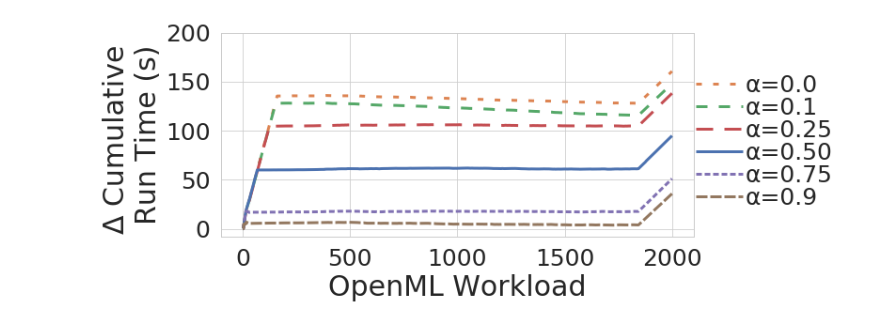
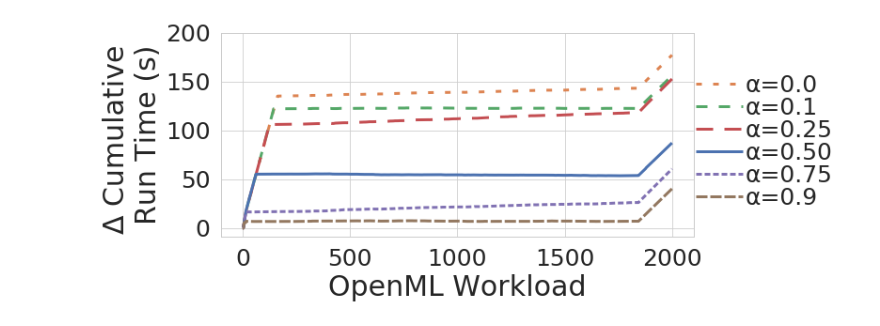
Before and after one commit to dbehrouz/ml-workload-optimization, a Jupyter notebook: code/collaborative-optimizer/paper/experiments/alpha_impact/plots.ipynb, the cells around one changed output. Drawn from its saved outputs; the diff is of its cells as text; code cells hidden in the pictures.

Commit message:
adds updated time for repetition experiment

```diff
--- a/code/collaborative-optimizer/paper/experiments/alpha_impact/plots.ipynb
+++ b/code/collaborative-optimizer/paper/experiments/alpha_impact/plots.ipynb
@@ -55,7 +55,7 @@ AXIS_FONT = 30
 # %%
 MODE = 'remote'
 result_folder = ROOT_RESULT_FOLDER + '/' + MODE + '/alpha_impact/openml'
-result_file = result_folder + '/cloud-41/2019-10-20/11-28.csv'
+result_file = result_folder + '/cloud-41/2019-10-18/22-27.csv'
 # MODE = 'local'
 # result_folder = ROOT_RESULT_FOLDER + '/' + MODE + '/alpha_impact/openml'
 # result_file = result_folder + '/2019-10-18/21-21.csv'
@@ -146,7 +146,7 @@ def plot_executions_time(df, y='cumulative_run_time', loc=None):
     if loc is not None:
         plt.savefig(loc, bbox_inches='tight')
 # %%
-plot_executions_time(execution_times, y='diff_time')
-#plot_executions_time(execution_times, y='diff_time',loc=output_directory+'/alpha-runtime.pgf')
+#plot_executions_time(execution_times, y='diff_time')
+plot_executions_time(execution_times, y='diff_time',loc=output_directory+'/alpha-runtime.pgf')
 # %% [output]
-[figure, old version]
+[figure, new version]
```
Also changed, not shown: 5 other files.
